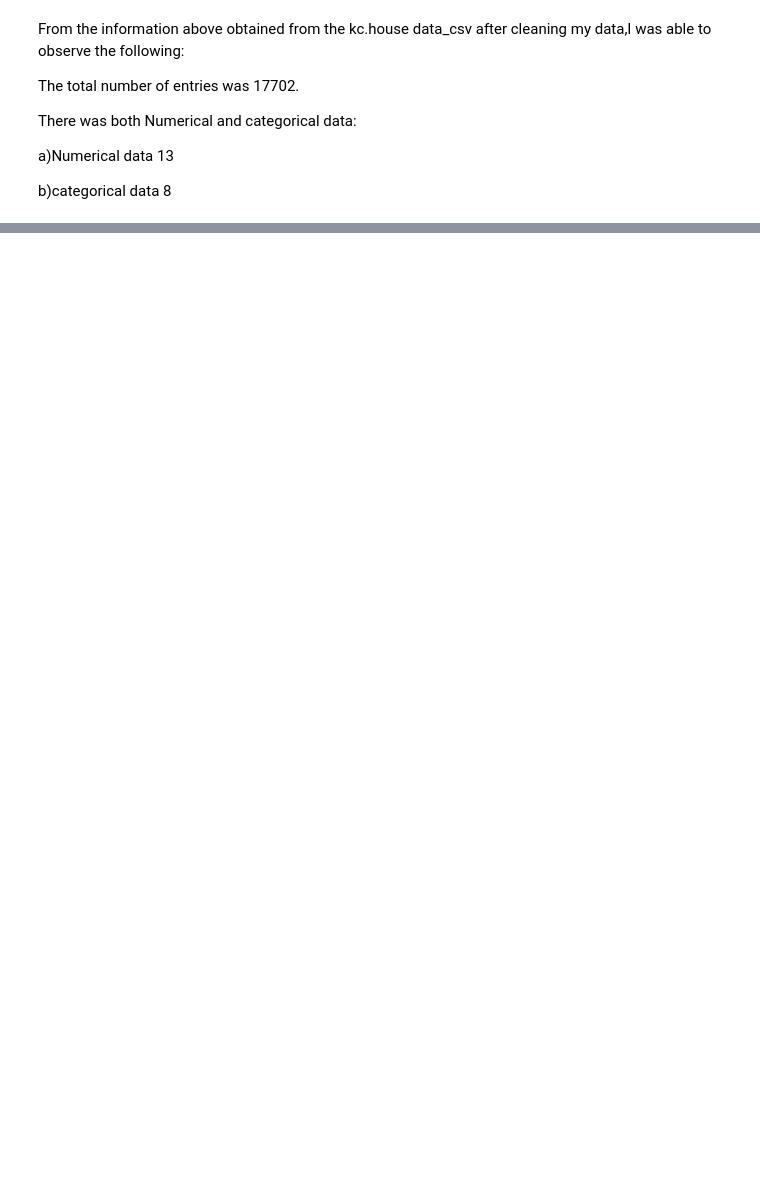
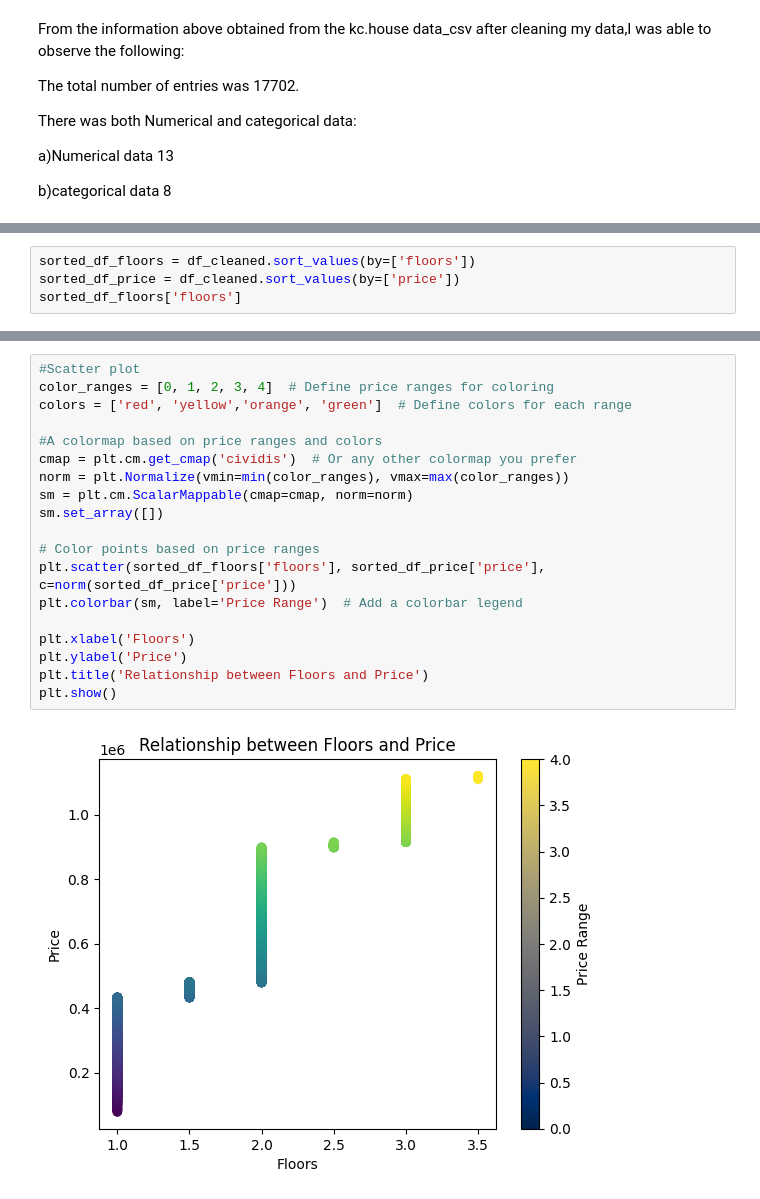
Before and after one commit to Kamaukaguru/Phase2-project-Grp6, a Jupyter notebook: student.ipynb, the cells around one changed output, grey strips where cells are left out. Cells and saved outputs as stored; diff of their text form; blank space fills up the shorter version.

```diff
--- a/student.ipynb
+++ b/student.ipynb
@@ -579,0 +643,4 @@ b)categorical data 8
+# %%
+sorted_df_floors = df_cleaned.sort_values(by=['floors'])
+sorted_df_price = df_cleaned.sort_values(by=['price'])
+sorted_df_floors['floors']
@@ -579,0 +660,21 @@ b)categorical data 8
+# %%
+#Scatter plot
+color_ranges = [0, 1, 2, 3, 4]  # Define price ranges for coloring
+colors = ['red', 'yellow','orange', 'green']  # Define colors for each range
+
+#A colormap based on price ranges and colors
+cmap = plt.cm.get_cmap('cividis')  # Or any other colormap you prefer
+norm = plt.Normalize(vmin=min(color_ranges), vmax=max(color_ranges))
+sm = plt.cm.ScalarMappable(cmap=cmap, norm=norm)
+sm.set_array([])
+
+# Color points based on price ranges
+plt.scatter(sorted_df_floors['floors'], sorted_df_price['price'], c=norm(sorted_df_price['price']))
+plt.colorbar(sm, label='Price Range')  # Add a colorbar legend
+
+plt.xlabel('Floors')
+plt.ylabel('Price')
+plt.title('Relationship between Floors and Price')
+plt.show()
+# %% [output]
+[figure, added]
```
Also changed, not shown: parts of 28 cells of this notebook.
